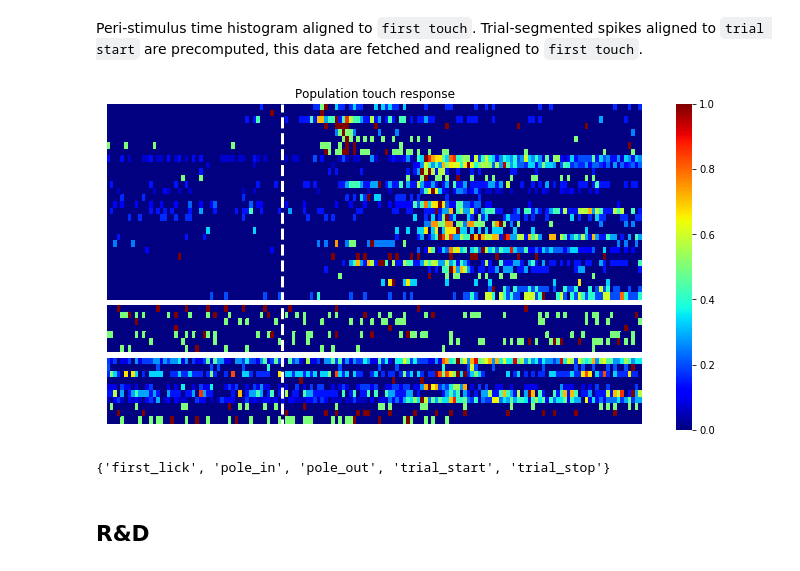
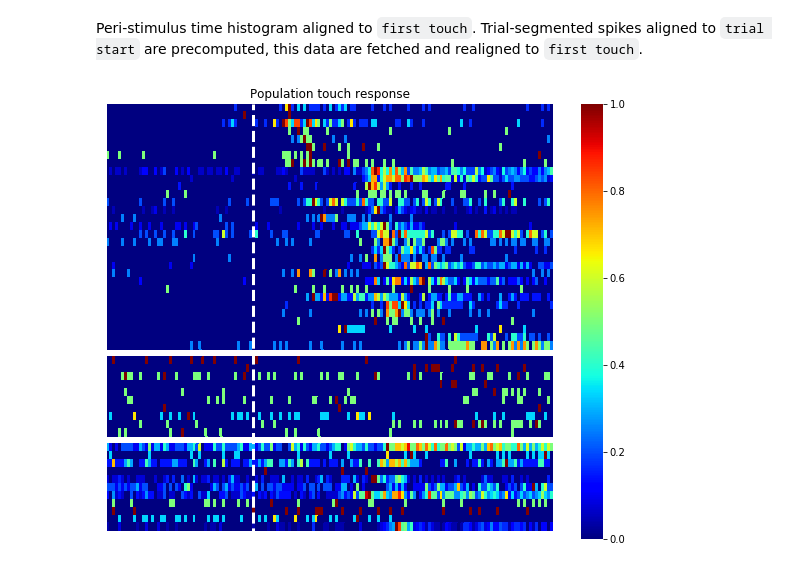
Before and after one commit to vathes/Hires-Gutnisky-2015, a Jupyter notebook: Notebooks/Hires-Gutnisky-2015 Example.ipynb, the cells around one changed output. Saved outputs shown, nothing was run; the diff lists cells and outputs as text; code cells hidden in the pictures.

```diff
--- a/Notebooks/Hires-Gutnisky-2015 Example.ipynb
+++ b/Notebooks/Hires-Gutnisky-2015 Example.ipynb
@@ -188,13 +192,12 @@ l5_c2_inside_spk = [(intracellular.TrialSegmentedSpikeTrain & s & seg_param_key)
 # %%
-ephys_timestamps = np.linspace(-1*float(seg_param_key['pre_stim_duration']),
-                               float(seg_param_key['post_stim_duration']),
-                               l4_c2_inside_spk[0][0].size)
+tlim = -float(seg_param_key['pre_stim_duration']), float(seg_param_key['post_stim_duration'])
 # %%
 fig2a, axs = plt.subplots(3, 1, figsize=(8, 8))
 fig2a.subplots_adjust(hspace=0.6)
-for ax, spike_train, title in zip(axs, (np.hstack(l4_c2_inside_spk), np.hstack(l4_c2_outside_spk), np.hstack(l5_c2_inside_spk)),
-                                 ('L4 C2-inside', 'L4 C2-outside', 'L5 C2-inside')):
-    spk_rates, spk_edges = build_PSTH(spike_train, ephys_timestamps, (ephys_timestamps[0], ephys_timestamps[-1]), bin_size=0.006)
+for ax, spike_train, timestamps, title in zip(axs, (l4_c2_inside_spk, l4_c2_outside_spk, l5_c2_inside_spk),
+                                              (l4_c2_inside_times, l4_c2_outside_times, l5_c2_inside_times),
+                                              ('L4 C2-inside', 'L4 C2-outside', 'L5 C2-inside')):
+    spk_rates, spk_edges = build_PSTH(spike_train, timestamps, tlim, bin_size=0.006)
     ax.bar(spk_edges, spk_rates, width=0.01)
     ax.set_xlim((0, 3))
     ax.set_title(title);
@@ -223,7 +226,7 @@ def build_realigned_PSTH(spike_train, spk_timestamps, event_data, event_timestam
         spk_edges = spk_edges[1:]
 
         # normalize
-        spk_rates = spk_rates / spk_rates.max()
+        spk_rates = spk_rates / np.nanmax(spk_rates)
 
         return spk_rates, spk_edges
     else:
@@ -245,13 +248,14 @@ l5_c2_inside_spk = [(intracellular.TrialSegmentedSpikeTrain * behavior.TrialSegm
     'segmented_spike_train', 'segmented_spike_timestamps', 'segmented_touch_onset', 'segmented_behavior_timestamps')
                     for s in l5_c2_inside_sess.fetch('KEY', order_by='session_id')]
 # %%
+tlim=(-0.025, 0.05)
 population_psth = []
 cell_spk_edge = None
 for unit_group in (l4_c2_inside_spk, l4_c2_outside_spk, l5_c2_inside_spk):
     # compute PSTH for population level
-    PSTH_matrix = [build_realigned_PSTH(spk_train, touch_onsets, timerange=(-1*float(seg_param_key['pre_stim_duration']),
-                               float(seg_param_key['post_stim_duration'])), tlim=(-0.025, 0.05), bin_size=0.0005)
-                   for spk_train, touch_onsets in unit_group if spk_train.size > 0]
+    PSTH_matrix = [build_realigned_PSTH(spk_train, spk_times, touch_onsets, behav_times, timerange=(-1*float(seg_param_key['pre_stim_duration']),
+                               float(seg_param_key['post_stim_duration'])), tlim=tlim, bin_size=0.0005)
+                   for spk_train, spk_times, touch_onsets, behav_times in unit_group if spk_train.size > 0]
 
     # obtain unit psth
     cell_spk_edge = PSTH_matrix[0][1] if cell_spk_edge is None else cell_spk_edge
@@ -265,16 +269,10 @@ for unit_group in (l4_c2_inside_spk, l4_c2_outside_spk, l5_c2_inside_spk):
 # %%
 population_psth = np.vstack(population_psth)
 # %%
-fig2b, ax = plt.subplots(1, 1, figsize=(12, 6))
+fig2b, ax = plt.subplots(1, 1, figsize=(10, 8))
 sns.heatmap(population_psth, cmap='jet', ax=ax, xticklabels=[], yticklabels=[])
 
 ax.axvline(x=np.where(np.abs(cell_spk_edge-0)<1e-15)[0][0], color='w',linestyle='--',linewidth=3)
 ax.set_title('Population touch response');
 # %% [output]
-[figure, old version]
+[figure, new version]
-# %%
-set(acquisition.TrialSet.EventTime.fetch('trial_event'))
-# %% [output]
-{'first_lick', 'pole_in', 'pole_out', 'trial_start', 'trial_stop'}
-# %% [markdown]
-## R&D
```
Also changed, not shown: parts of 24 cells of this notebook, 2 other files.
